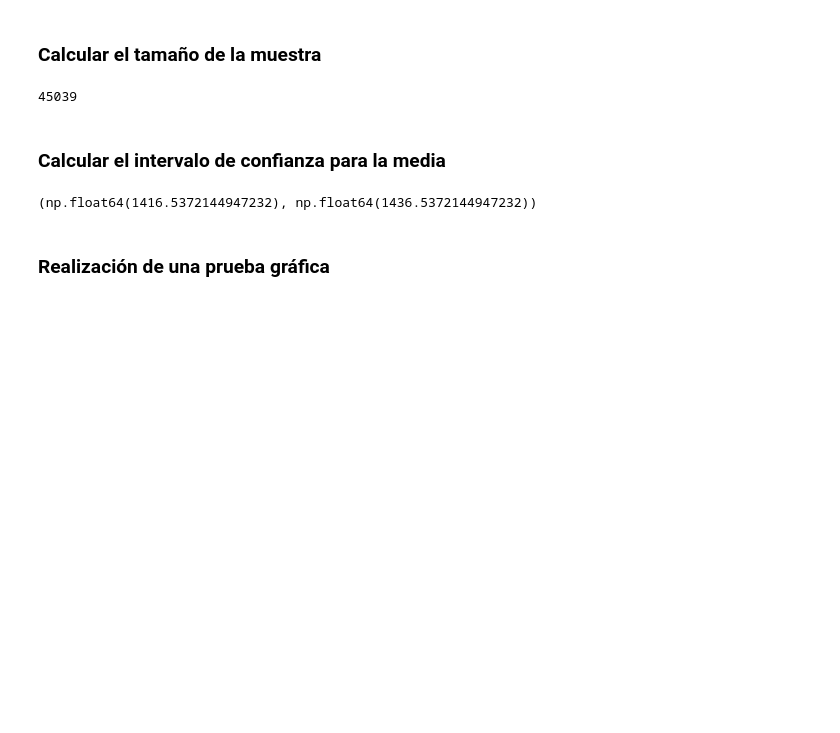
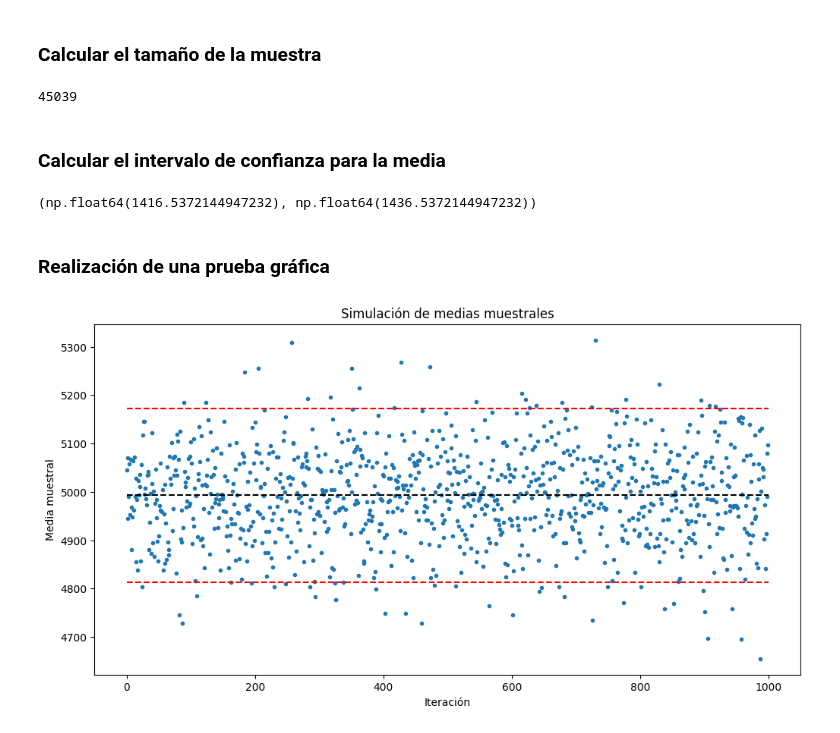
Before and after one commit to germaini/DATA_Desafio_tienda, a Jupyter notebook: Inicial.ipynb, the cells around one changed output. Drawn from its saved outputs; the diff is of its cells as text; code cells hidden in the pictures; blank space fills up the shorter version.

```diff
--- a/Inicial.ipynb
+++ b/Inicial.ipynb
@@ -1226,0 +1216,31 @@ ax.hlines(y = media,xmin = 0,)
+# %%
+import pandas as pd
+import numpy as np
+import matplotlib.pyplot as plt
+
+# Simulamos una serie de ingresos (por ejemplo 5000 datos aleatorios)
+ingresos_n = pd.Series(np.random.normal(loc=5000, scale=500, size=5000))
+
+tamano_simulacion = 1000
+
+# Simulamos el promedio de n muestras por cada iteración
+medias = [ingresos_n.sample(n=30).mean() for _ in range(tamano_simulacion)]
+medias = pd.DataFrame(medias, columns=["media"])
+
+# Calcular media general e intervalo de confianza (por ejemplo, 95%)
+media = ingresos_n.mean()
+intervalo = [media - 1.96 * ingresos_n.std()/np.sqrt(30),
+             media + 1.96 * ingresos_n.std()/np.sqrt(30)]
+
+# Graficar
+ax = medias.plot(style='.', legend=False)
+ax.figure.set_size_inches(12, 6)
+ax.hlines(y=media, xmin=0, xmax=tamano_simulacion, colors='black', linestyles='dashed')
+ax.hlines(y=intervalo[0], xmin=0, xmax=tamano_simulacion, colors='red', linestyles='dashed')
+ax.hlines(y=intervalo[1], xmin=0, xmax=tamano_simulacion, colors='red', linestyles='dashed')
+plt.title("Simulación de medias muestrales")
+plt.xlabel("Iteración")
+plt.ylabel("Media muestral")
+plt.show()
+# %% [output]
+[figure, added]
```
Also changed, not shown: parts of 7 cells of this notebook.
